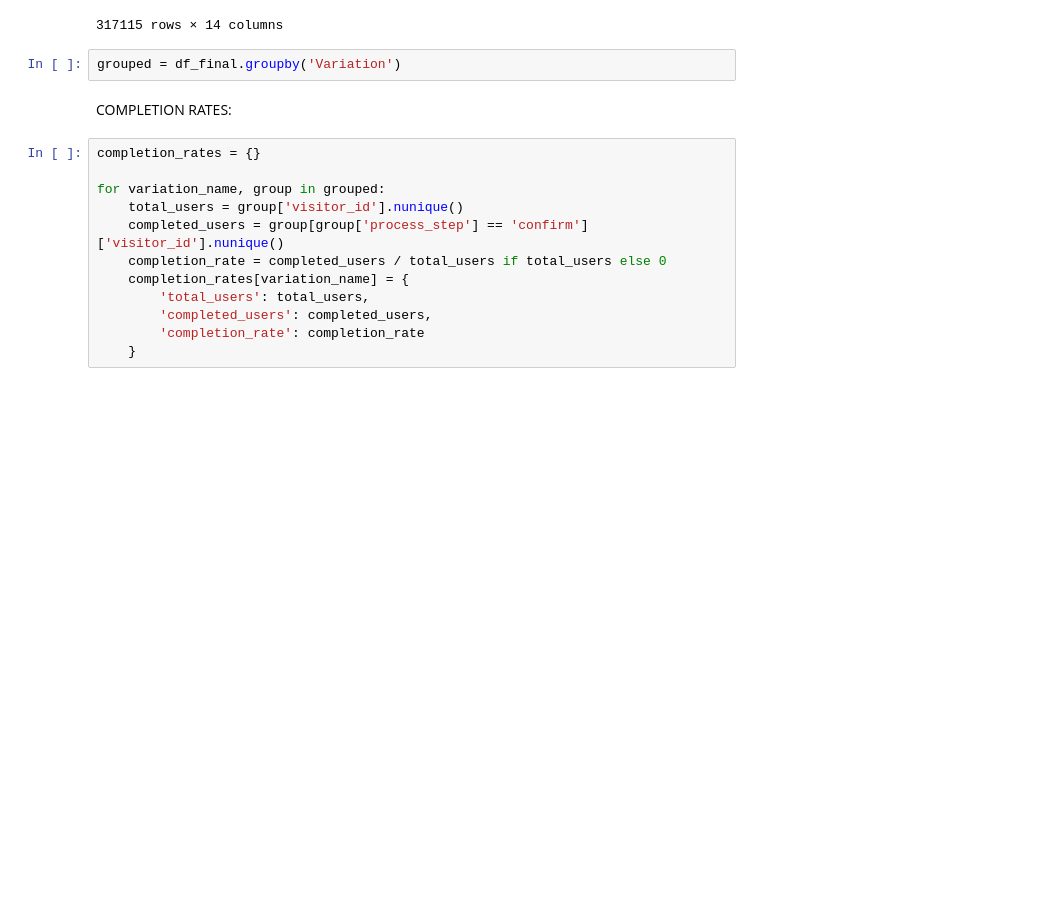
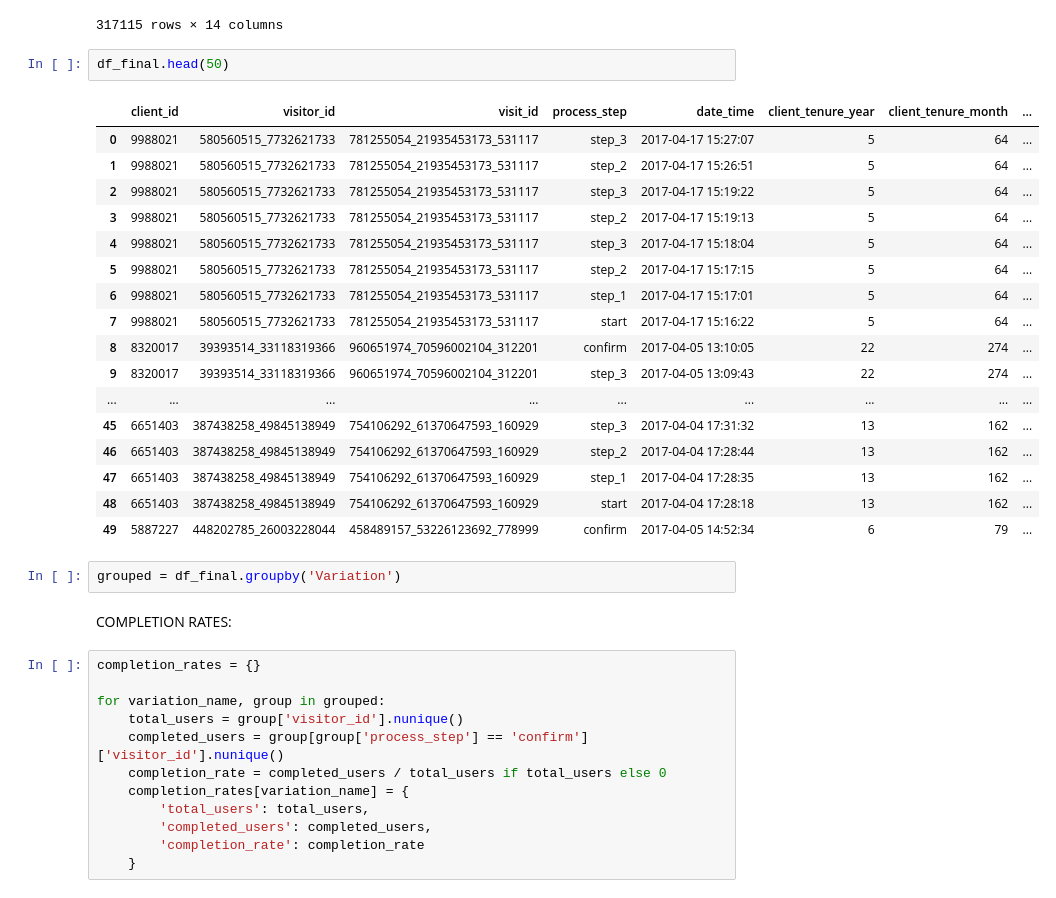
Before and after one commit to MadhurideviD/vanguard_analysis, a Jupyter notebook: vanguard_1.ipynb, the cells around one changed output. Saved outputs shown, nothing was run; the diff lists cells and outputs as text; blank space fills up the shorter version.

```diff
--- a/vanguard_1.ipynb
+++ b/vanguard_1.ipynb
@@ -948,6 +948,26 @@ df_final
 | 317113 | 2908510 | 814969699_90652851448 | 562606085_36368381773_92090 | step_1 | 2017-05-10 22:56:23 | 21 | 252 | ... |
 | 317114 | 2908510 | 814969699_90652851448 | 562606085_36368381773_92090 | start | 2017-05-10 22:56:20 | 21 | 252 | ... |
 317115 rows × 14 columns
+# %%
+df_final.head(50)
+# %% [output]
+|  | client_id | visitor_id | visit_id | process_step | date_time | client_tenure_year | client_tenure_month | ... |
+| 0 | 9988021 | 580560515_7732621733 | 781255054_21935453173_531117 | step_3 | 2017-04-17 15:27:07 | 5 | 64 | ... |
+| 1 | 9988021 | 580560515_7732621733 | 781255054_21935453173_531117 | step_2 | 2017-04-17 15:26:51 | 5 | 64 | ... |
+| 2 | 9988021 | 580560515_7732621733 | 781255054_21935453173_531117 | step_3 | 2017-04-17 15:19:22 | 5 | 64 | ... |
+| 3 | 9988021 | 580560515_7732621733 | 781255054_21935453173_531117 | step_2 | 2017-04-17 15:19:13 | 5 | 64 | ... |
+| 4 | 9988021 | 580560515_7732621733 | 781255054_21935453173_531117 | step_3 | 2017-04-17 15:18:04 | 5 | 64 | ... |
+| 5 | 9988021 | 580560515_7732621733 | 781255054_21935453173_531117 | step_2 | 2017-04-17 15:17:15 | 5 | 64 | ... |
+| 6 | 9988021 | 580560515_7732621733 | 781255054_21935453173_531117 | step_1 | 2017-04-17 15:17:01 | 5 | 64 | ... |
+| 7 | 9988021 | 580560515_7732621733 | 781255054_21935453173_531117 | start | 2017-04-17 15:16:22 | 5 | 64 | ... |
+| 8 | 8320017 | 39393514_33118319366 | 960651974_70596002104_312201 | confirm | 2017-04-05 13:10:05 | 22 | 274 | ... |
+| 9 | 8320017 | 39393514_33118319366 | 960651974_70596002104_312201 | step_3 | 2017-04-05 13:09:43 | 22 | 274 | ... |
+| ... | ... | ... | ... | ... | ... | ... | ... | ... |
+| 45 | 6651403 | 387438258_49845138949 | 754106292_61370647593_160929 | step_3 | 2017-04-04 17:31:32 | 13 | 162 | ... |
+| 46 | 6651403 | 387438258_49845138949 | 754106292_61370647593_160929 | step_2 | 2017-04-04 17:28:44 | 13 | 162 | ... |
+| 47 | 6651403 | 387438258_49845138949 | 754106292_61370647593_160929 | step_1 | 2017-04-04 17:28:35 | 13 | 162 | ... |
+| 48 | 6651403 | 387438258_49845138949 | 754106292_61370647593_160929 | start | 2017-04-04 17:28:18 | 13 | 162 | ... |
+| 49 | 5887227 | 448202785_26003228044 | 458489157_53226123692_778999 | confirm | 2017-04-05 14:52:34 | 6 | 79 | ... |
 # %%
 grouped = df_final.groupby('Variation')
 # %% [markdown]
```
Also changed, not shown: parts of 5 cells of this notebook.
